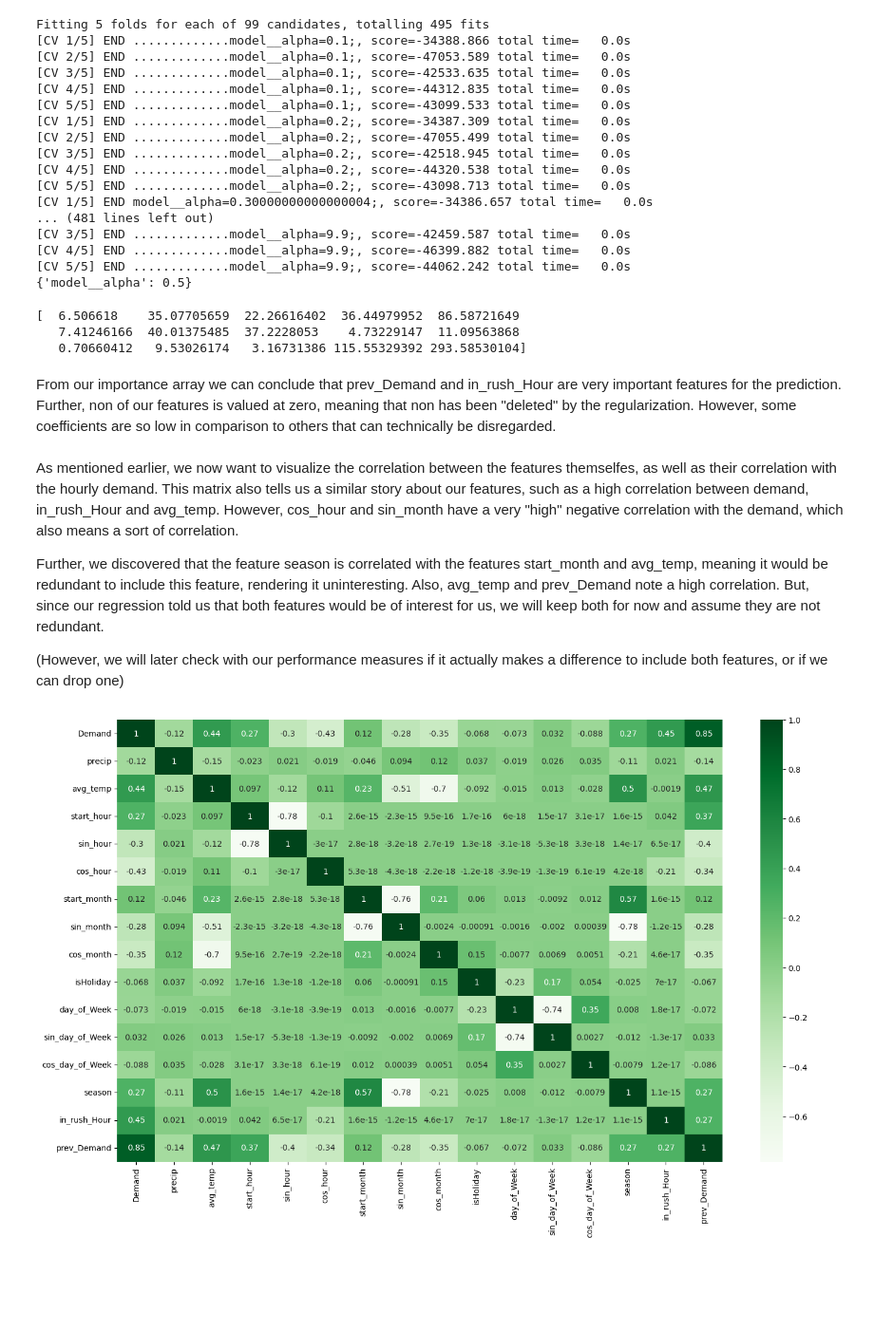
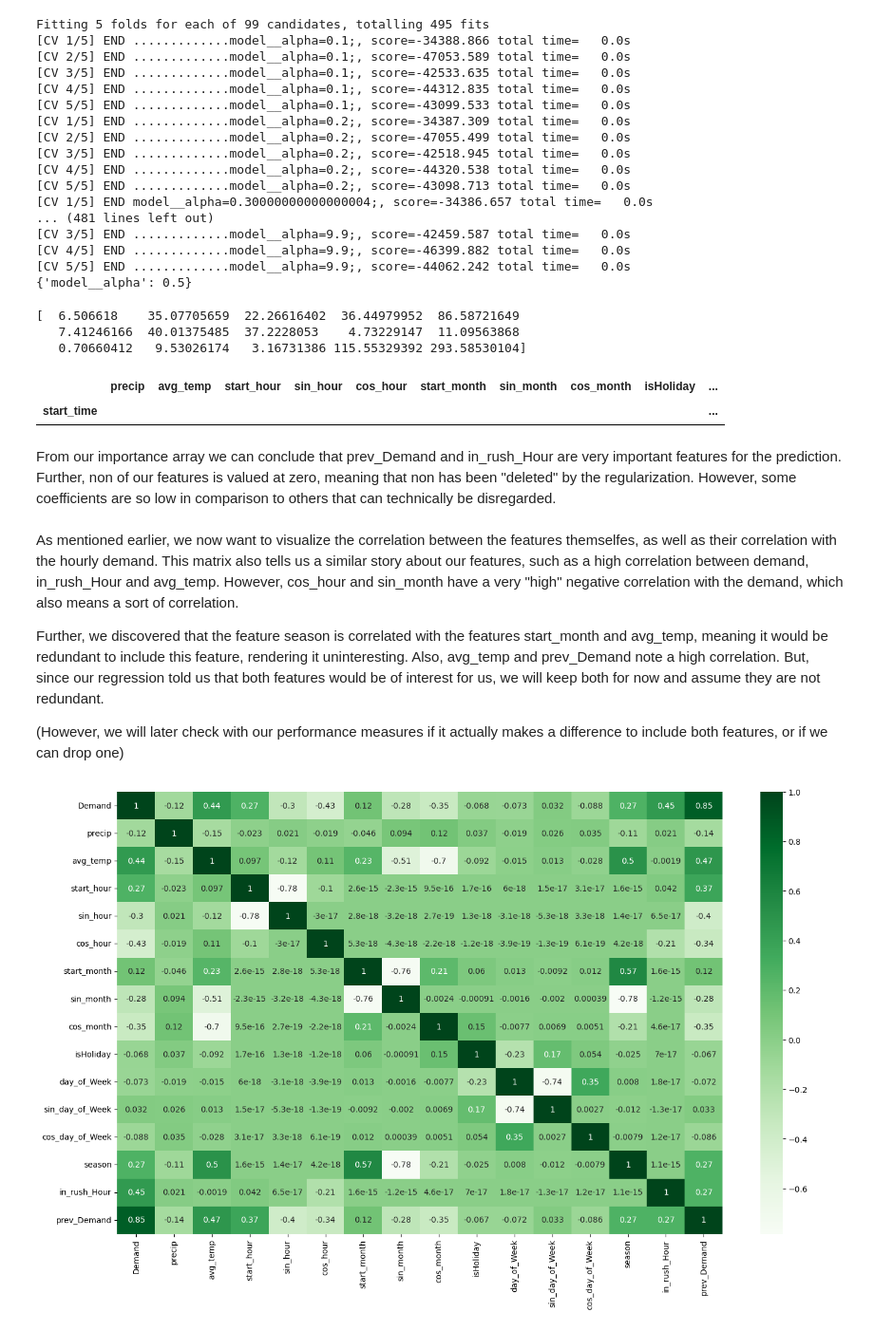
Before and after one commit to diego411/AA_Team_10, a Jupyter notebook: notebook/FeatureEngineering.ipynb, the cells around one changed output. Shown at 95% size. Drawn from its saved outputs; the diff is of its cells as text; code cells hidden in the pictures; blank space fills up the shorter version.

```diff
--- a/notebook/FeatureEngineering.ipynb
+++ b/notebook/FeatureEngineering.ipynb
@@ -379,21 +381,26 @@ Fitting 5 folds for each of 99 candidates, totalling 495 fits
 [CV 4/5] END .............model__alpha=9.9;, score=-46399.882 total time=   0.0s
 [CV 5/5] END .............model__alpha=9.9;, score=-44062.242 total time=   0.0s
 {'model__alpha': 0.5}
-# %%
-importance_lasso = np.abs(search_lasso.best_estimator_.named_steps['model'].coef_)
-print(importance_lasso)
-# %% [output]
-[  6.506618    35.07705659  22.26616402  36.44979952  86.58721649
-   7.41246166  40.01375485  37.2228053    4.73229147  11.09563868
-   0.70660412   9.53026174   3.16731386 115.55329392 293.58530104]
-# %% [markdown]
-From our importance array we can conclude that prev_Demand and in_rush_Hour are very important features for the prediction. Further, non of our features is valued at zero, meaning that non has been "deleted" by the regularization. However, some coefficients are so low in comparison to others that can technically be disregarded.
-# %% [markdown]
-As mentioned earlier, we now want to visualize the correlation between the features themselfes, as well as their correlation with the hourly demand. This matrix also tells us a similar story about our features, such as a high correlation between demand, in_rush_Hour and avg_temp. However, cos_hour and sin_month have a very "high" negative correlation with the demand, which also means a sort of correlation.
-
-Further, we discovered that the feature season is correlated with the features start_month and avg_temp, meaning it would be redundant to include this feature, rendering it uninteresting. Also, avg_temp and prev_Demand note a high correlation. But, since our regression told us that both features would be of interest for us, we will keep both for now and assume they are not redundant.
-
-(However, we will later check with our performance measures if it actually makes a difference to include both features, or if we can drop one)
+# %%
+importance_lasso = np.abs(search_lasso.best_estimator_.named_steps['model'].coef_)
+print(importance_lasso)
+# %% [output]
+[  6.506618    35.07705659  22.26616402  36.44979952  86.58721649
+   7.41246166  40.01375485  37.2228053    4.73229147  11.09563868
+   0.70660412   9.53026174   3.16731386 115.55329392 293.58530104]
+# %%
+X_train_lasso.head(0)
+# %% [output]
+|  | precip | avg_temp | start_hour | sin_hour | cos_hour | start_month | sin_month | cos_month | isHoliday | ... |
+| start_time |  |  |  |  |  |  |  |  |  | ... |
+# %% [markdown]
+From our importance array we can conclude that prev_Demand and in_rush_Hour are very important features for the prediction. Further, non of our features is valued at zero, meaning that non has been "deleted" by the regularization. However, some coefficients are so low in comparison to others that can technically be disregarded.
+# %% [markdown]
+As mentioned earlier, we now want to visualize the correlation between the features themselfes, as well as their correlation with the hourly demand. This matrix also tells us a similar story about our features, such as a high correlation between demand, in_rush_Hour and avg_temp. However, cos_hour and sin_month have a very "high" negative correlation with the demand, which also means a sort of correlation.
+
+Further, we discovered that the feature season is correlated with the features start_month and avg_temp, meaning it would be redundant to include this feature, rendering it uninteresting. Also, avg_temp and prev_Demand note a high correlation. But, since our regression told us that both features would be of interest for us, we will keep both for now and assume they are not redundant.
+
+(However, we will later check with our performance measures if it actually makes a difference to include both features, or if we can drop one)
 # %%
 #visualize correlation between features
 
```
Also changed, not shown: parts of 81 cells of this notebook, 1 other file.
